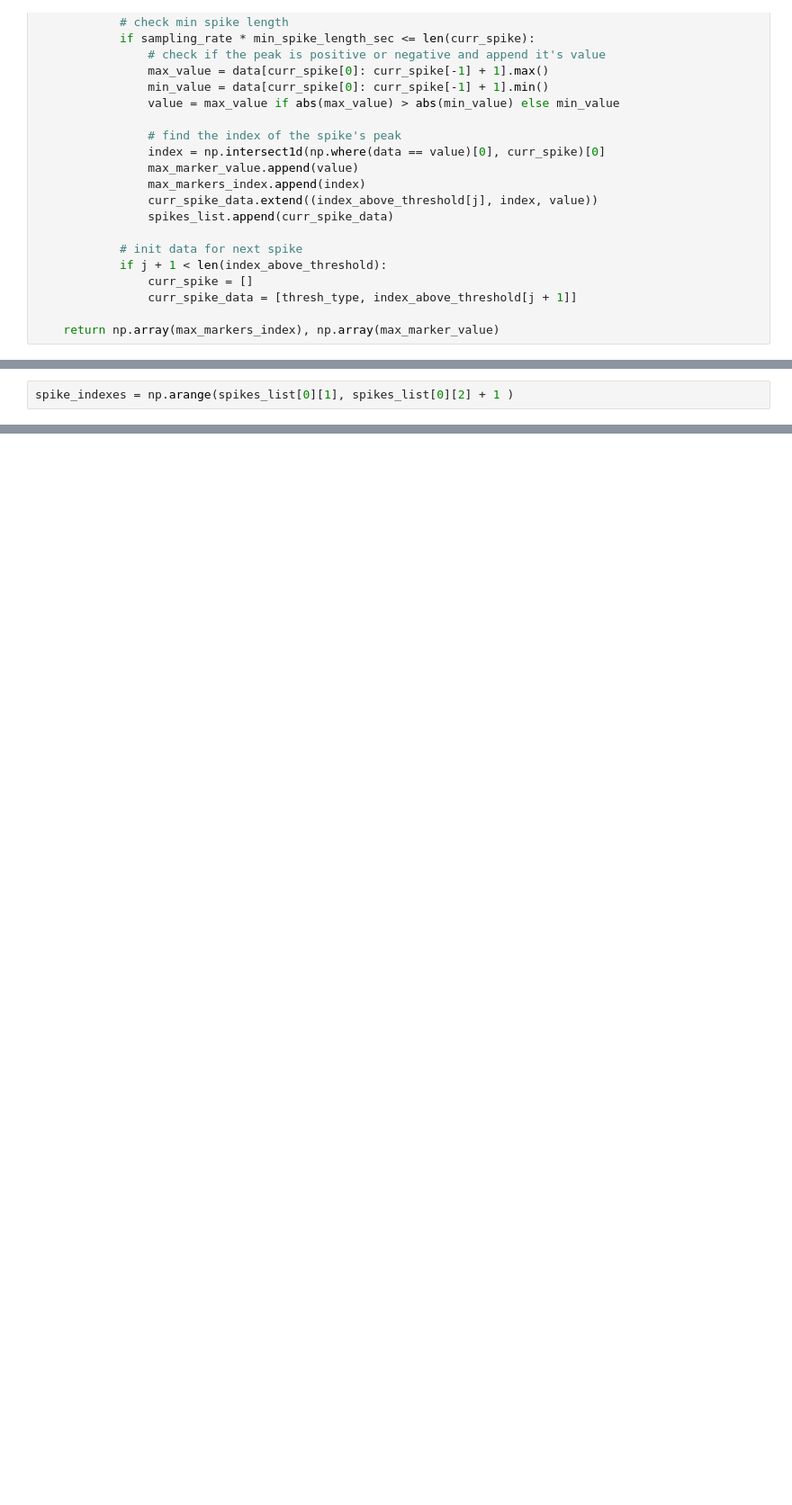
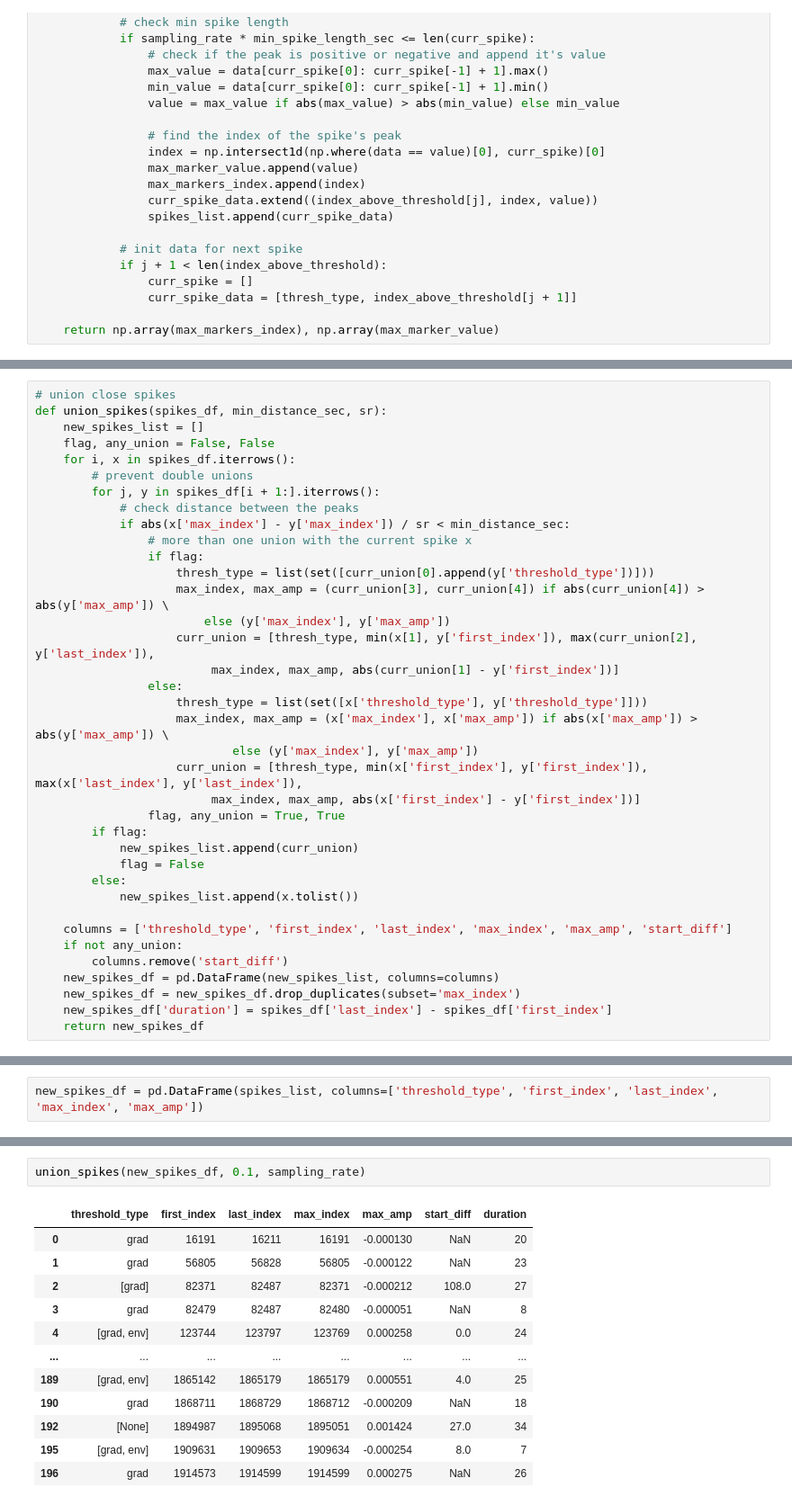
Before and after one commit to The1per/spikes_notebooks, a Jupyter notebook: detector.ipynb, the cells around one changed output, grey strips where cells are left out. Shown at 90% size. Drawn from its saved outputs; the diff is of its cells as text; blank space fills up the shorter version.

Commit message:
finish basics, need to fix union

```diff
--- a/detector.ipynb
+++ b/detector.ipynb
@@ -151 +126,38 @@ spikes_list
+# %%
+# union close spikes
+def union_spikes(spikes_df, min_distance_sec, sr):
+    new_spikes_list = []
+    flag, any_union = False, False
+    for i, x in spikes_df.iterrows():
+        # prevent double unions
+        for j, y in spikes_df[i + 1:].iterrows():
+            # check distance between the peaks
+            if abs(x['max_index'] - y['max_index']) / sr < min_distance_sec:
+                # more than one union with the current spike x
+                if flag:
+                    thresh_type = list(set([curr_union[0].append(y['threshold_type'])]))
+                    max_index, max_amp = (curr_union[3], curr_union[4]) if abs(curr_union[4]) > abs(y['max_amp']) \
+                        else (y['max_index'], y['max_amp'])
+                    curr_union = [thresh_type, min(x[1], y['first_index']), max(curr_union[2], y['last_index']),
+                         max_index, max_amp, abs(curr_union[1] - y['first_index'])]
+                else:
+                    thresh_type = list(set([x['threshold_type'], y['threshold_type']]))
+                    max_index, max_amp = (x['max_index'], x['max_amp']) if abs(x['max_amp']) > abs(y['max_amp']) \
+                            else (y['max_index'], y['max_amp'])
+                    curr_union = [thresh_type, min(x['first_index'], y['first_index']), max(x['last_index'], y['last_index']),
+                         max_index, max_amp, abs(x['first_index'] - y['first_index'])]
+                flag, any_union = True, True
+        if flag:
+            new_spikes_list.append(curr_union)
+            flag = False
+        else:
+            new_spikes_list.append(x.tolist())
+
+    columns = ['threshold_type', 'first_index', 'last_index', 'max_index', 'max_amp', 'start_diff']
+    if not any_union:
+        columns.remove('start_diff')
+    new_spikes_df = pd.DataFrame(new_spikes_list, columns=columns)
+    new_spikes_df = new_spikes_df.drop_duplicates(subset='max_index')
+    new_spikes_df['duration'] = spikes_df['last_index'] - spikes_df['first_index']
+    return new_spikes_df
 # %%
@@ -156,2 +171,2 @@ x[-1]
 # %%
-spike_indexes = np.arange(spikes_list[0][1], spikes_list[0][2] + 1 )
+new_spikes_df = pd.DataFrame(spikes_list, columns=['threshold_type', 'first_index', 'last_index', 'max_index', 'max_amp'])
@@ -172,0 +189,15 @@ plt.plot(spike_indexes, data[spike_indexes])
+# %%
+union_spikes(new_spikes_df, 0.1, sampling_rate)
+# %% [output]
+|  | threshold_type | first_index | last_index | max_index | max_amp | start_diff | duration |
+| 0 | grad | 16191 | 16211 | 16191 | -0.000130 | NaN | 20 |
+| 1 | grad | 56805 | 56828 | 56805 | -0.000122 | NaN | 23 |
+| 2 | [grad] | 82371 | 82487 | 82371 | -0.000212 | 108.0 | 27 |
+| 3 | grad | 82479 | 82487 | 82480 | -0.000051 | NaN | 8 |
+| 4 | [grad, env] | 123744 | 123797 | 123769 | 0.000258 | 0.0 | 24 |
+| ... | ... | ... | ... | ... | ... | ... | ... |
+| 189 | [grad, env] | 1865142 | 1865179 | 1865179 | 0.000551 | 4.0 | 25 |
+| 190 | grad | 1868711 | 1868729 | 1868712 | -0.000209 | NaN | 18 |
+| 192 | [None] | 1894987 | 1895068 | 1895051 | 0.001424 | 27.0 | 34 |
+| 195 | [grad, env] | 1909631 | 1909653 | 1909634 | -0.000254 | 8.0 | 7 |
+| 196 | grad | 1914573 | 1914599 | 1914599 | 0.000275 | NaN | 26 |
```
Also changed, not shown: parts of 15 cells of this notebook.
